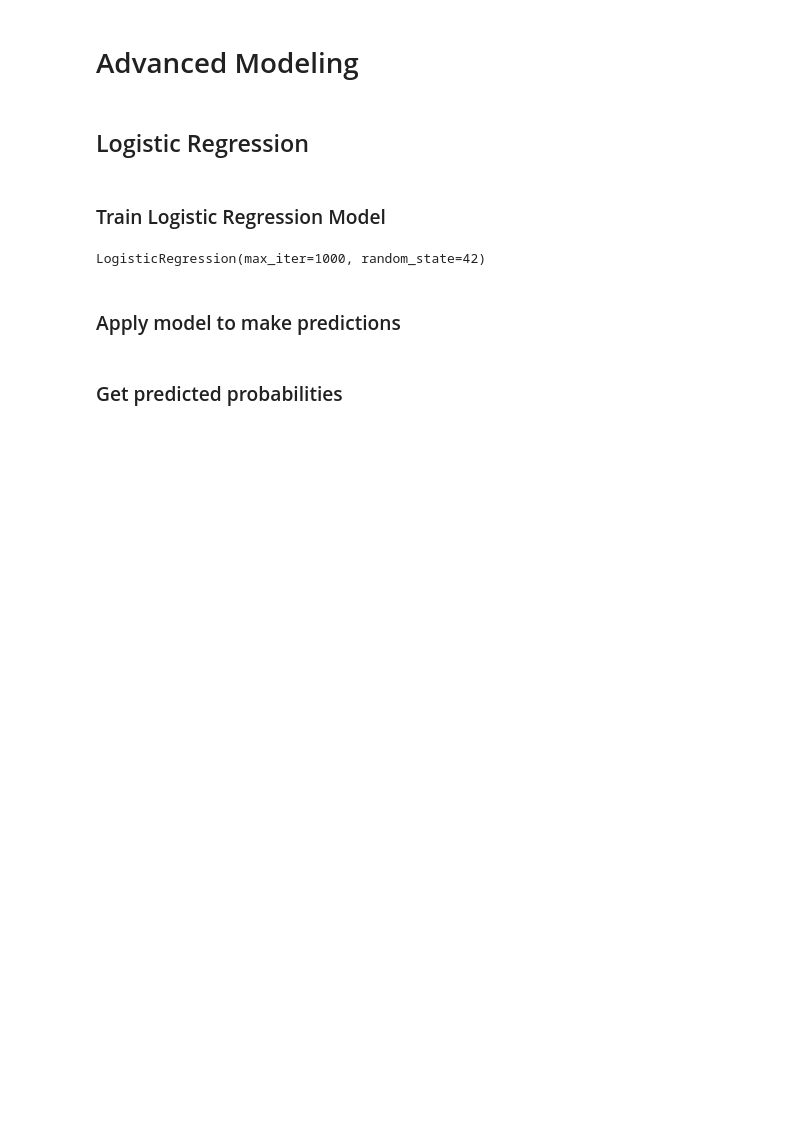
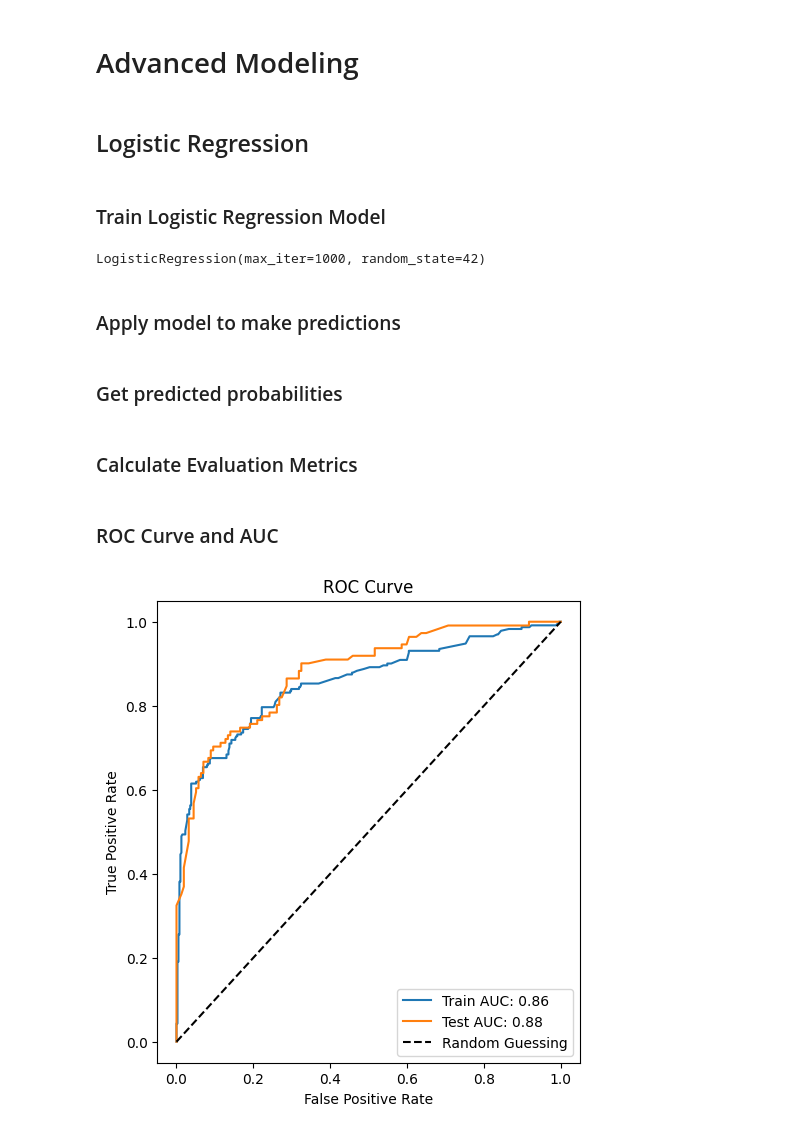
Before and after one commit to tshihab07/Titanic-Life-Prediction, a Jupyter notebook: advancedModeling.ipynb, the cells around one changed output. Drawn from its saved outputs; the diff is of its cells as text; code cells hidden in the pictures; blank space fills up the shorter version.

Commit message:
Implement logistic regression: Calculate Metrics, ROC Curve and AUC

```diff
--- a/advancedModeling.ipynb
+++ b/advancedModeling.ipynb
@@ -131,3 +131,5 @@ lr_train_proba = lr_model.predict_proba(x_train_scale)[:, 1]
 
 # predict probabilities on testing data
 lr_test_proba = lr_model.predict_proba(x_test_scale)[:, 1]
+# %% [markdown]
+### Calculate Evaluation Metrics
@@ -133,0 +152,25 @@ lr_test_proba = lr_model.predict_proba(x_test_scale)[:, 1]
+# %% [markdown]
+### ROC Curve and AUC
+# %%
+# roc curve for training and testing data
+fpr_train, tpr_train, _ = roc_curve(y_train, lr_train_proba)
+fpr_test, tpr_test, _ = roc_curve(y_test, lr_test_proba)
+
+# calculate AUC for training and testing data
+lr_train_auc = auc(fpr_train, tpr_train)
+lr_test_auc = auc(fpr_test, tpr_test)
+# %%
+# display results
+plt.figure(figsize=(8, 4))
+plt.subplot(1, 2, 1)
+plt.plot(fpr_train, tpr_train, label=f'Train AUC: {lr_train_auc:.2f}')
+plt.plot(fpr_test, tpr_test, label=f'Test AUC: {lr_test_auc:.2f}')
+plt.plot([0, 1], [0, 1], 'k--', label='Random Guessing')
+plt.title('ROC Curve')
+plt.xlabel('False Positive Rate')
+plt.ylabel('True Positive Rate')
+plt.legend()
+
+plt.show()
+# %% [output]
+[figure, added]
```
Also changed, not shown: parts of 1 cell of this notebook.
